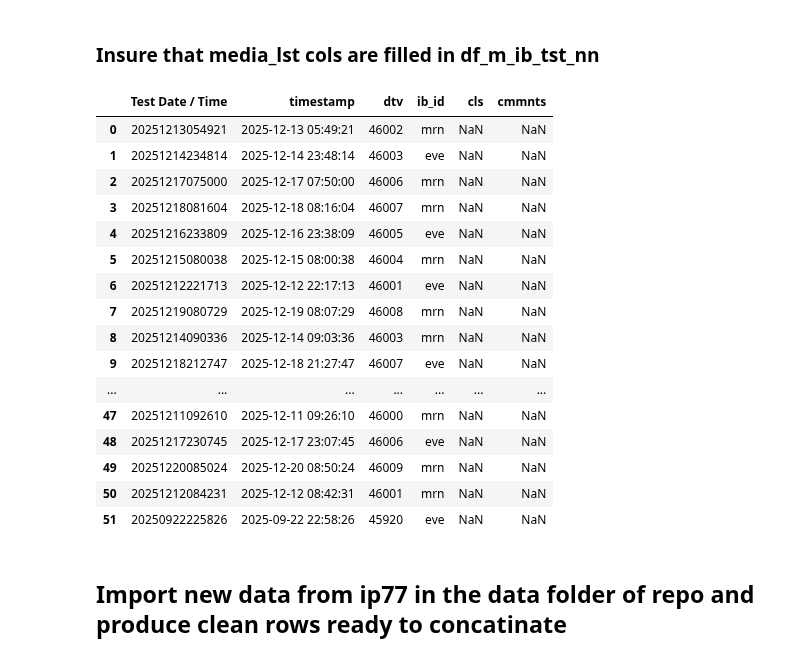
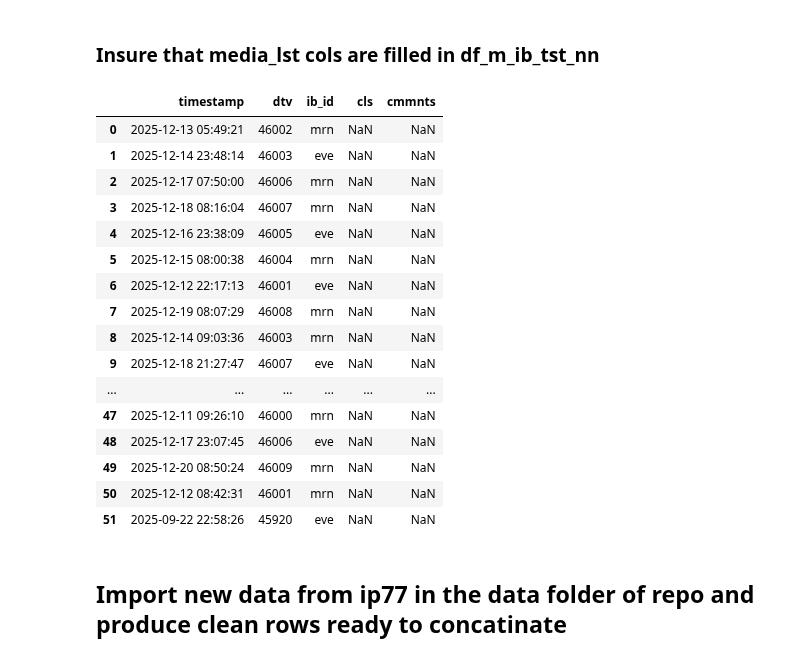
Before and after one commit to 1ratlabs/JL_2, a Jupyter notebook: col_wise_import.ipynb, the cells around one changed output. Drawn from its saved outputs; the diff is of its cells as text; code cells hidden in the pictures.

```diff
--- a/col_wise_import.ipynb
+++ b/col_wise_import.ipynb
@@ -65,7 +65,6 @@ NOTE: timestamp = Test Date / Time does not work  use computed time stamp
 ## def functions called in data importing & refinment.
 # %%
 media_lst = [
-    "Test Date / Time",
     "timestamp",
     "dtv",
     "ib_id",
@@ -351,27 +350,27 @@ df_m_ib_tst_nn[media_lst]
 ### Insure that media_lst cols are filled in **df_m_ib_tst_nn**
 # %%
 # fill_ib_media_cols(df_m_ib_tst_nn)
-df_m_ib_tst_nn = fill_ib_media_cols(df_m_ib_tst_nn)
+df_mf_ib_tst_nn = fill_ib_media_cols(df_m_ib_tst_nn)
 # verify
-df_m_ib_tst_nn[media_lst]
+df_mf_ib_tst_nn[media_lst]
 # %% [output]
-|  | Test Date / Time | timestamp | dtv | ib_id | cls | cmmnts |
-| 0 | 20251213054921 | 2025-12-13 05:49:21 | 46002 | mrn | NaN | NaN |
-| 1 | 20251214234814 | 2025-12-14 23:48:14 | 46003 | eve | NaN | NaN |
-| 2 | 20251217075000 | 2025-12-17 07:50:00 | 46006 | mrn | NaN | NaN |
-| 3 | 20251218081604 | 2025-12-18 08:16:04 | 46007 | mrn | NaN | NaN |
-| 4 | 20251216233809 | 2025-12-16 23:38:09 | 46005 | eve | NaN | NaN |
-| 5 | 20251215080038 | 2025-12-15 08:00:38 | 46004 | mrn | NaN | NaN |
-| 6 | 20251212221713 | 2025-12-12 22:17:13 | 46001 | eve | NaN | NaN |
-| 7 | 20251219080729 | 2025-12-19 08:07:29 | 46008 | mrn | NaN | NaN |
-| 8 | 20251214090336 | 2025-12-14 09:03:36 | 46003 | mrn | NaN | NaN |
-| 9 | 20251218212747 | 2025-12-18 21:27:47 | 46007 | eve | NaN | NaN |
-| ... | ... | ... | ... | ... | ... | ... |
-| 47 | 20251211092610 | 2025-12-11 09:26:10 | 46000 | mrn | NaN | NaN |
-| 48 | 20251217230745 | 2025-12-17 23:07:45 | 46006 | eve | NaN | NaN |
-| 49 | 20251220085024 | 2025-12-20 08:50:24 | 46009 | mrn | NaN | NaN |
-| 50 | 20251212084231 | 2025-12-12 08:42:31 | 46001 | mrn | NaN | NaN |
-| 51 | 20250922225826 | 2025-09-22 22:58:26 | 45920 | eve | NaN | NaN |
+|  | timestamp | dtv | ib_id | cls | cmmnts |
+| 0 | 2025-12-13 05:49:21 | 46002 | mrn | NaN | NaN |
+| 1 | 2025-12-14 23:48:14 | 46003 | eve | NaN | NaN |
+| 2 | 2025-12-17 07:50:00 | 46006 | mrn | NaN | NaN |
+| 3 | 2025-12-18 08:16:04 | 46007 | mrn | NaN | NaN |
+| 4 | 2025-12-16 23:38:09 | 46005 | eve | NaN | NaN |
+| 5 | 2025-12-15 08:00:38 | 46004 | mrn | NaN | NaN |
+| 6 | 2025-12-12 22:17:13 | 46001 | eve | NaN | NaN |
+| 7 | 2025-12-19 08:07:29 | 46008 | mrn | NaN | NaN |
+| 8 | 2025-12-14 09:03:36 | 46003 | mrn | NaN | NaN |
+| 9 | 2025-12-18 21:27:47 | 46007 | eve | NaN | NaN |
+| ... | ... | ... | ... | ... | ... |
+| 47 | 2025-12-11 09:26:10 | 46000 | mrn | NaN | NaN |
+| 48 | 2025-12-17 23:07:45 | 46006 | eve | NaN | NaN |
+| 49 | 2025-12-20 08:50:24 | 46009 | mrn | NaN | NaN |
+| 50 | 2025-12-12 08:42:31 | 46001 | mrn | NaN | NaN |
+| 51 | 2025-09-22 22:58:26 | 45920 | eve | NaN | NaN |
 # %% [markdown]
 ## Import new data from ip77 in the data folder of repo and produce clean rows ready to concatinate
 # %% [markdown]
```
Also changed, not shown: parts of 19 cells of this notebook.
